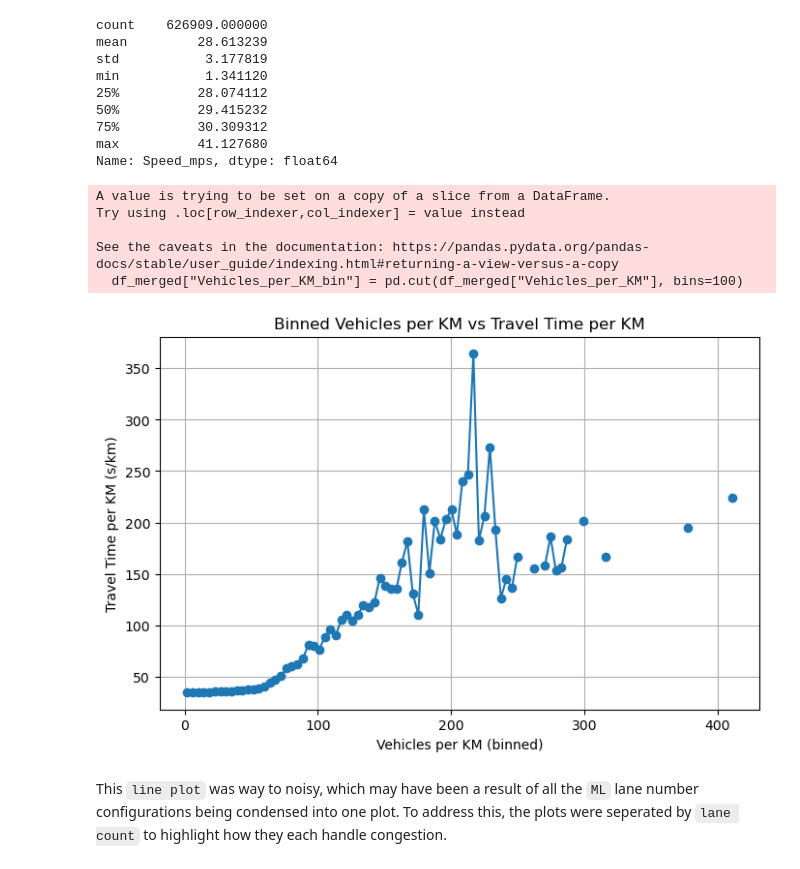
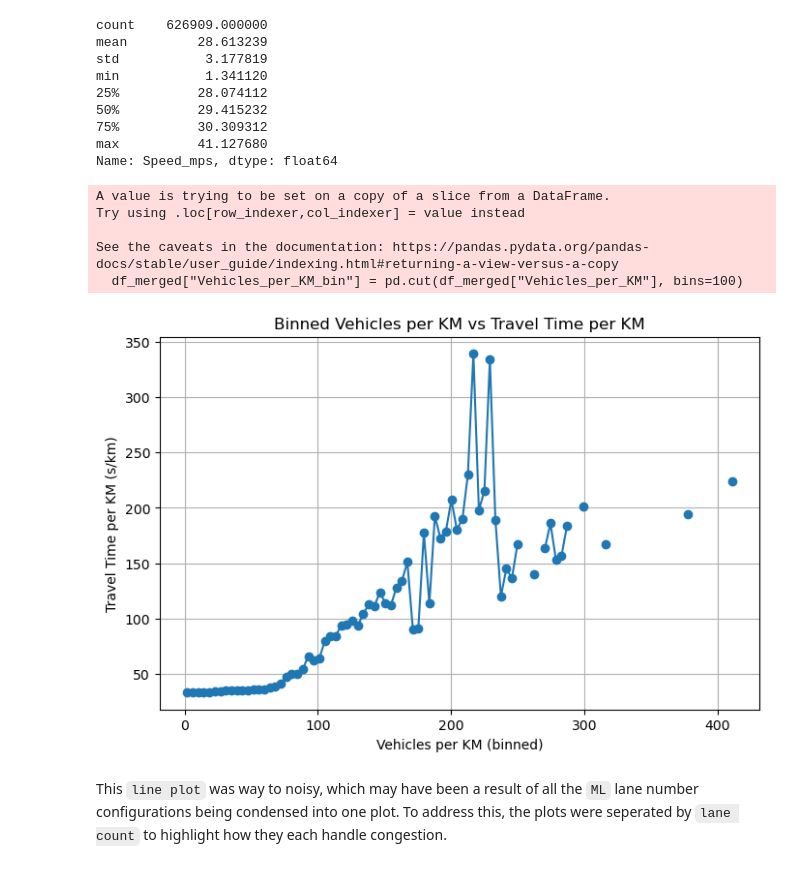
Before and after one commit to DillonMotilal/Msc.Datascience-code, a Jupyter notebook: Msc.DataScience Code.ipynb, the cells around one changed output. Cells and saved outputs as stored; diff of their text form; code cells hidden in the pictures.

```diff
--- a/Msc.DataScience Code.ipynb
+++ b/Msc.DataScience Code.ipynb
@@ -948,30 +948,30 @@ min           1.341120
 max          41.127680
 Name: Speed_mps, dtype: float64
 # %%
-# Bin Vehicles_per_KM into intervals
+# Bin Vehicles_per_KM
 df_merged["Vehicles_per_KM_bin"] = pd.cut(df_merged["Vehicles_per_KM"], bins=100)
 
-# Compute mean travel time per bin
-binned_avg = df_merged.groupby("Vehicles_per_KM_bin")["Travel_Time_per_KM"].mean().reset_index()
+# Compute median travel time per bin
+binned_avg = df_merged.groupby("Vehicles_per_KM_bin")["Travel_Time_per_KM"].median().reset_index()
 
 # Midpoints of bins for plotting
 binned_avg["Midpoint"] = binned_avg["Vehicles_per_KM_bin"].apply(lambda x: x.mid)
 
 # Plot the trend
 plt.figure(figsize=(8, 5))
 plt.plot(binned_avg["Midpoint"], binned_avg["Travel_Time_per_KM"], marker='o')
 plt.xlabel("Vehicles per KM (binned)")
 plt.ylabel("Travel Time per KM (s/km)")
 plt.title("Binned Vehicles per KM vs Travel Time per KM")
 plt.grid(True)
 plt.show()
 # %% [output]
 A value is trying to be set on a copy of a slice from a DataFrame.
 Try using .loc[row_indexer,col_indexer] = value instead
 
 See the caveats in the documentation: https://pandas.pydata.org/pandas-docs/stable/user_guide/indexing.html#returning-a-view-versus-a-copy
   df_merged["Vehicles_per_KM_bin"] = pd.cut(df_merged["Vehicles_per_KM"], bins=100)
-[figure, old version]
+[figure, new version]
 # %% [markdown]
 This `line plot` was way to noisy, which may have been a result of all the `ML` lane number configurations being condensed into one plot. To address this, the plots were seperated by `lane count` to highlight how they each handle congestion.
 # %%
```
Also changed, not shown: parts of 55 cells of this notebook.
